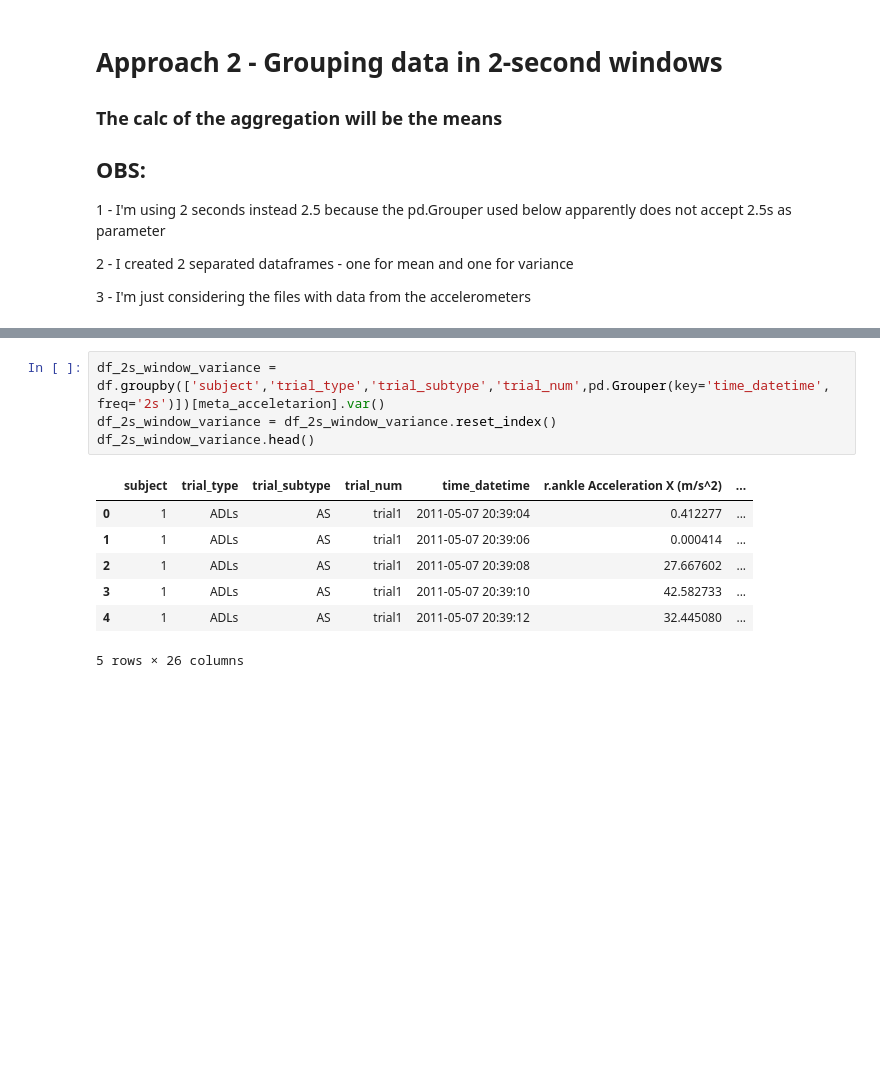
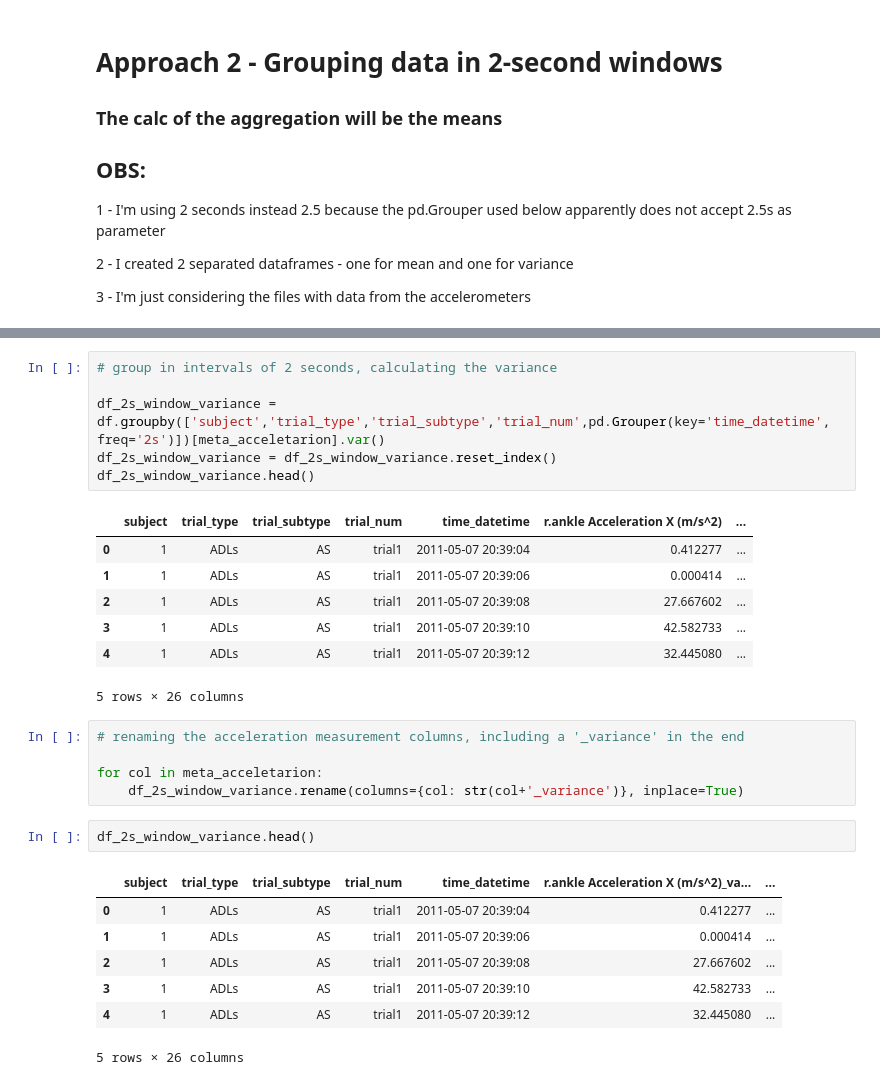
Before and after one commit to mdrmuhaimin/BigData2, a Jupyter notebook: code/preprocessing.ipynb, the cells around one changed output, grey strips where cells are left out. Cells and saved outputs as stored; diff of their text form; blank space fills up the shorter version.

```diff
--- a/code/preprocessing.ipynb
+++ b/code/preprocessing.ipynb
@@ -163,4 +178,6 @@ df_2s_window_mean.head()
 # %%
+# group in intervals of 2 seconds, calculating the variance
+
 df_2s_window_variance = df.groupby(['subject','trial_type','trial_subtype','trial_num',pd.Grouper(key='time_datetime', freq='2s')])[meta_acceletarion].var()
 df_2s_window_variance = df_2s_window_variance.reset_index()
 df_2s_window_variance.head()
@@ -172,3 +189,18 @@ df_2s_window_variance.head()
 | 3 | 1 | ADLs | AS | trial1 | 2011-05-07 20:39:10 | 42.582733 | ... |
 | 4 | 1 | ADLs | AS | trial1 | 2011-05-07 20:39:12 | 32.445080 | ... |
 5 rows × 26 columns
+# %%
+# renaming the acceleration measurement columns, including a '_variance' in the end
+
+for col in meta_acceletarion:
+    df_2s_window_variance.rename(columns={col: str(col+'_variance')}, inplace=True)
+# %%
+df_2s_window_variance.head()
+# %% [output]
+|  | subject | trial_type | trial_subtype | trial_num | time_datetime | r.ankle Acceleration X (m/s^2)_va... | ... |
+| 0 | 1 | ADLs | AS | trial1 | 2011-05-07 20:39:04 | 0.412277 | ... |
+| 1 | 1 | ADLs | AS | trial1 | 2011-05-07 20:39:06 | 0.000414 | ... |
+| 2 | 1 | ADLs | AS | trial1 | 2011-05-07 20:39:08 | 27.667602 | ... |
+| 3 | 1 | ADLs | AS | trial1 | 2011-05-07 20:39:10 | 42.582733 | ... |
+| 4 | 1 | ADLs | AS | trial1 | 2011-05-07 20:39:12 | 32.445080 | ... |
+5 rows × 26 columns
```
Also changed, not shown: parts of 5 cells of this notebook.
